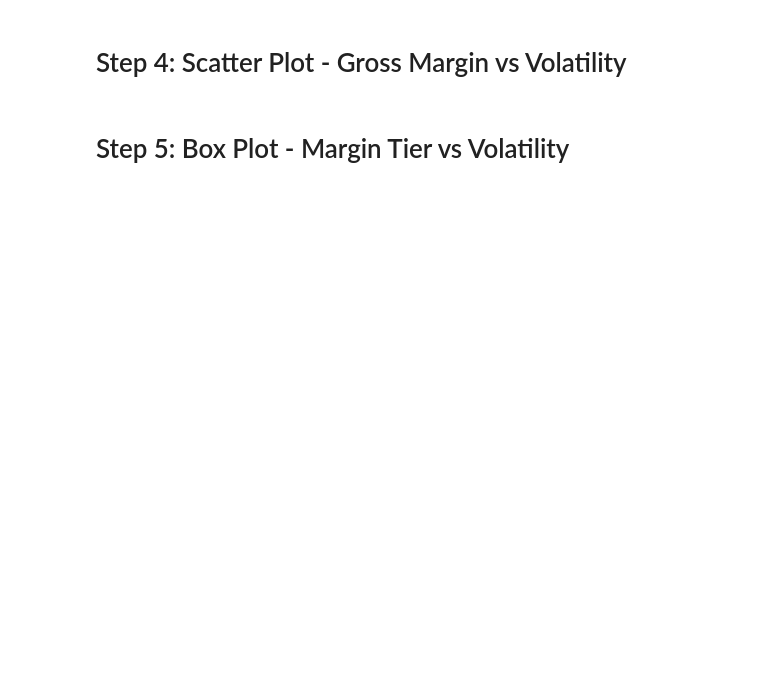
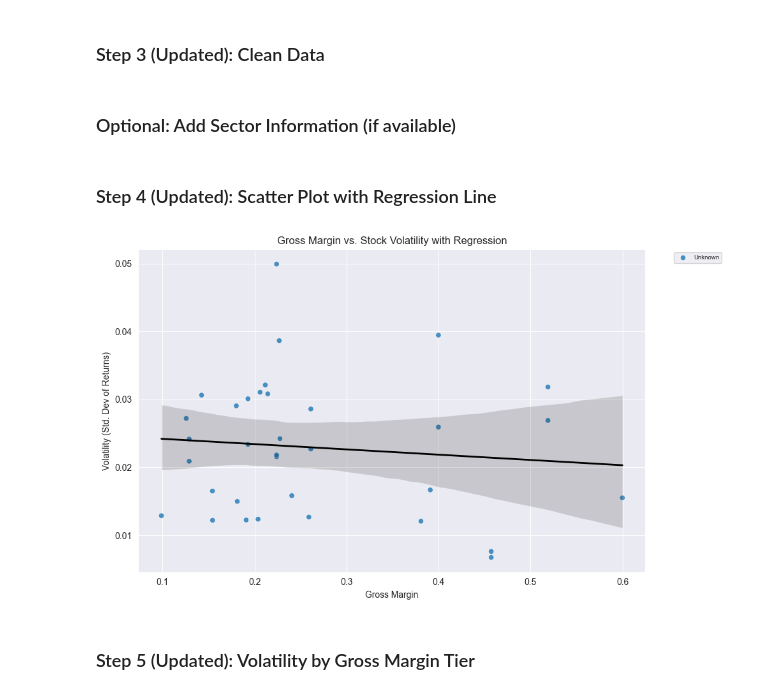
Before and after one commit to blkpvnthr/DIAMOND_HANDS, a Jupyter notebook: gross_margin_vs_volatility_2ndQ_ASachit.ipynb, the cells around one changed output. Cells and saved outputs as stored; diff of their text form; code cells hidden in the pictures; blank space fills up the shorter version.

Commit message:
Updated 2nd Question Analysis: Gross Margin vs Volatility with outlier filtering & regression line

```diff
--- a/gross_margin_vs_volatility_2ndQ_ASachit.ipynb
+++ b/gross_margin_vs_volatility_2ndQ_ASachit.ipynb
@@ -59,20 +59,38 @@ vol_df = pd.DataFrame({'Ticker': volatility.index, 'Volatility': volatility.valu
+# %% [markdown]
+### Step 3 (Updated): Clean Data
 # %%
-# Step 3: Merge gross margin with volatility
+# Filter out extreme gross margin values
 analysis_df = pd.merge(gross_margin_df, vol_df, on='Ticker')
 analysis_df = analysis_df.dropna()
+analysis_df = analysis_df[analysis_df['Gross Margin'].between(0, 1.0)]
+# %% [markdown]
+### Optional: Add Sector Information (if available)
+# %%
+if 'Sector' in gross_df.columns:
+    sector_map = gross_df.set_index('Symbol')['Sector'].to_dict()
+    analysis_df['Sector'] = analysis_df['Ticker'].map(sector_map)
+else:
+    analysis_df['Sector'] = 'Unknown'
 # %% [markdown]
-# Step 4: Scatter Plot - Gross Margin vs Volatility
+### Step 4 (Updated): Scatter Plot with Regression Line
 # %%
-# Step 4: Scatter Plot - Gross Margin vs Volatility
 plt.figure(figsize=(10, 6))
-sns.scatterplot(data=analysis_df, x='Gross Margin', y='Volatility', hue='Ticker', palette='tab10')
-plt.title("Gross Margin vs. Stock Volatility")
+if 'Sector' in analysis_df.columns:
+    sns.scatterplot(data=analysis_df, x='Gross Margin', y='Volatility', hue='Sector', palette='tab10', alpha=0.8)
+else:
+    sns.scatterplot(data=analysis_df, x='Gross Margin', y='Volatility', hue='Ticker', palette='tab10', alpha=0.8)
+
+sns.regplot(data=analysis_df, x='Gross Margin', y='Volatility', scatter=False, color='black', line_kws={'linewidth': 2})
+
+plt.title("Gross Margin vs. Stock Volatility with Regression")
 plt.xlabel("Gross Margin")
 plt.ylabel("Volatility (Std. Dev of Returns)")
 plt.legend(bbox_to_anchor=(1.05, 1), loc='upper left', fontsize='x-small')
 plt.tight_layout()
-plt.savefig("plots/gross_margin_vs_volatility.png", dpi=300)
+plt.savefig("plots/gross_margin_vs_volatility_with_regression.png", dpi=300)
 plt.show()
+# %% [output]
+[figure, added]
 # %% [markdown]
-# Step 5: Box Plot - Margin Tier vs Volatility
+### Step 5 (Updated): Volatility by Gross Margin Tier
 # %%
```
Also changed, not shown: parts of 15 cells of this notebook.
